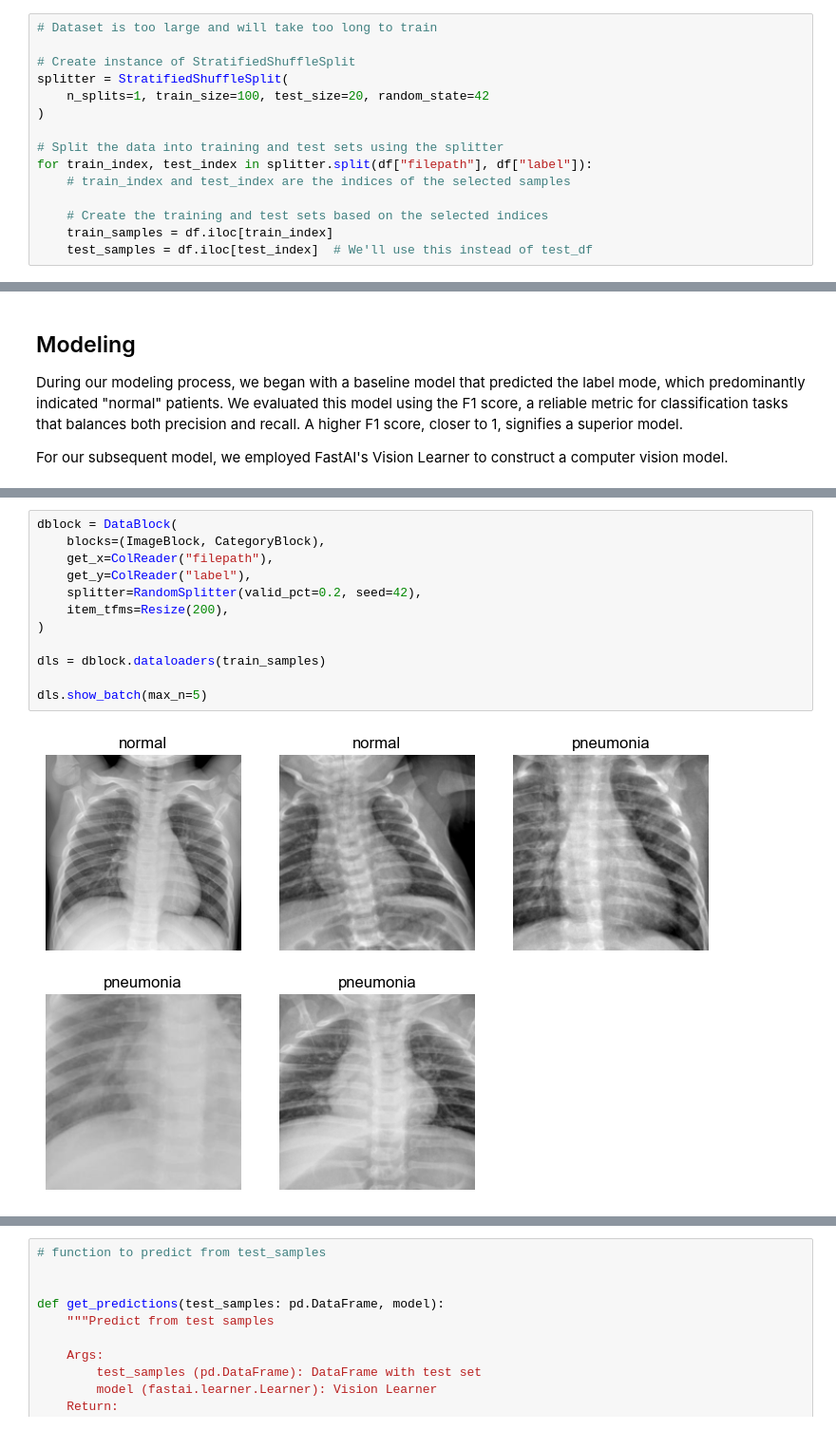
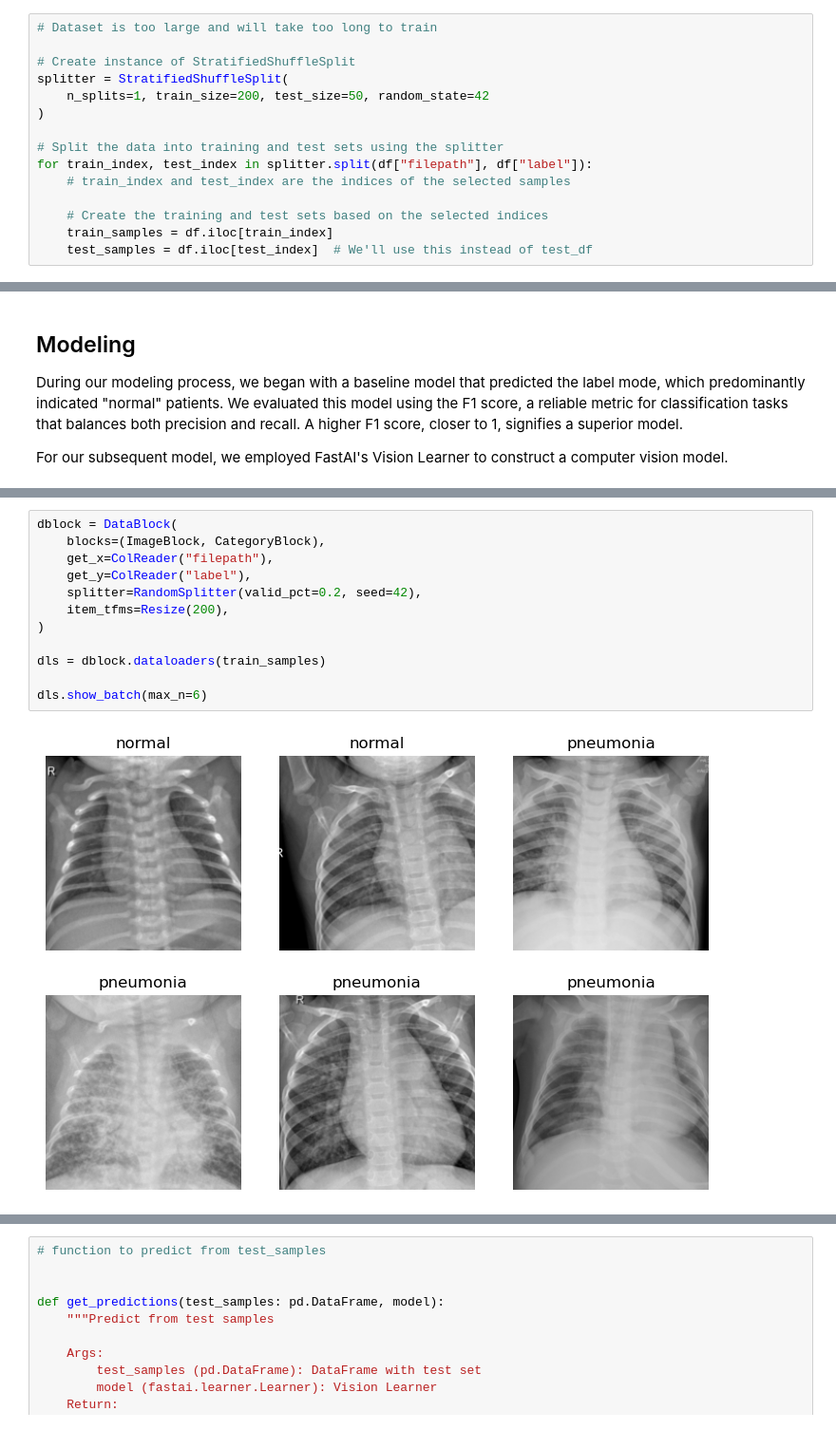
Before and after one commit to Jimmy772/dsc-phase-4-project, a Jupyter notebook: index.ipynb, the cells around one changed output, grey strips where cells are left out. Shown at 95% size. Saved outputs shown, nothing was run; the diff lists cells and outputs as text.

```diff
--- a/index.ipynb
+++ b/index.ipynb
@@ -84,7 +104,7 @@ df = pd.concat([train_df, val_df, test_df])
 
 # Create instance of StratifiedShuffleSplit
 splitter = StratifiedShuffleSplit(
-    n_splits=1, train_size=100, test_size=20, random_state=42
+    n_splits=1, train_size=200, test_size=50, random_state=42
 )
 
 # Split the data into training and test sets using the splitter
@@ -134,17 +154,17 @@ F1score: 0.43
 # %%
 dblock = DataBlock(
     blocks=(ImageBlock, CategoryBlock),
     get_x=ColReader("filepath"),
     get_y=ColReader("label"),
     splitter=RandomSplitter(valid_pct=0.2, seed=42),
     item_tfms=Resize(200),
 )
 
 dls = dblock.dataloaders(train_samples)
 
-dls.show_batch(max_n=5)
+dls.show_batch(max_n=6)
 # %% [output]
-[figure, old version]
+[figure, new version]
 # %%
 learn = vision_learner(dls, resnet34, metrics=F1Score(average="macro"))
 epochs = 5
```
Also changed, not shown: parts of 11 cells of this notebook.
